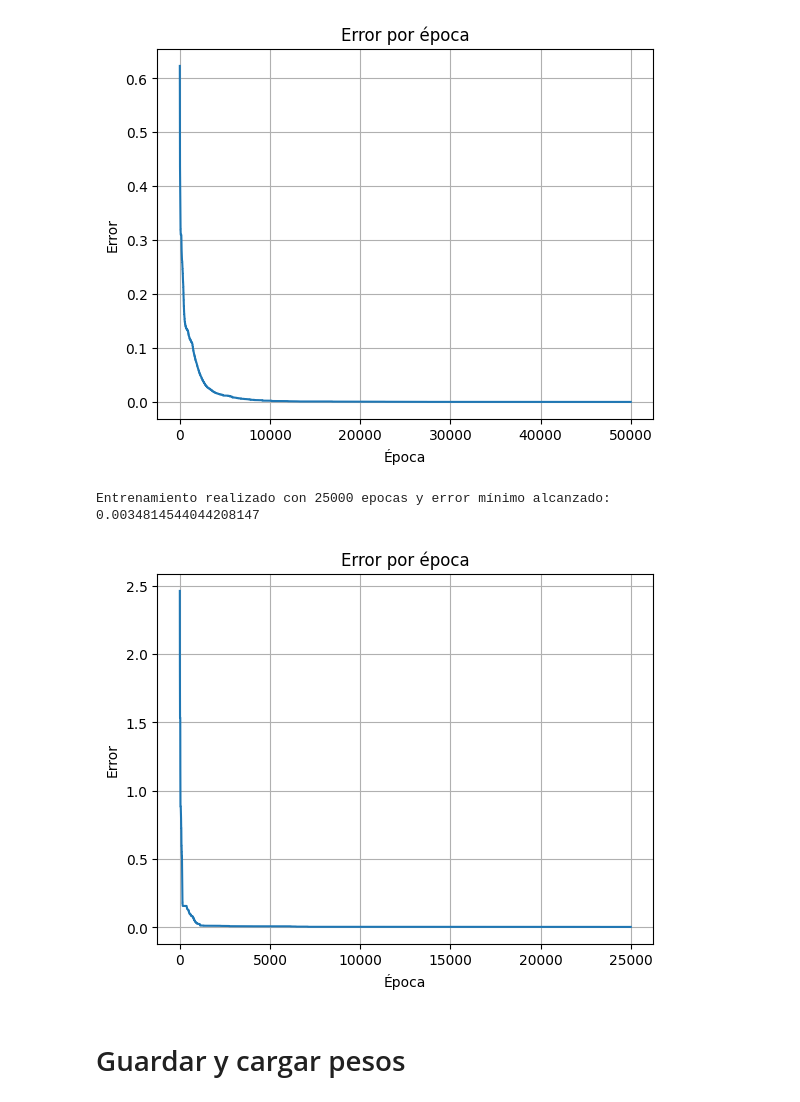
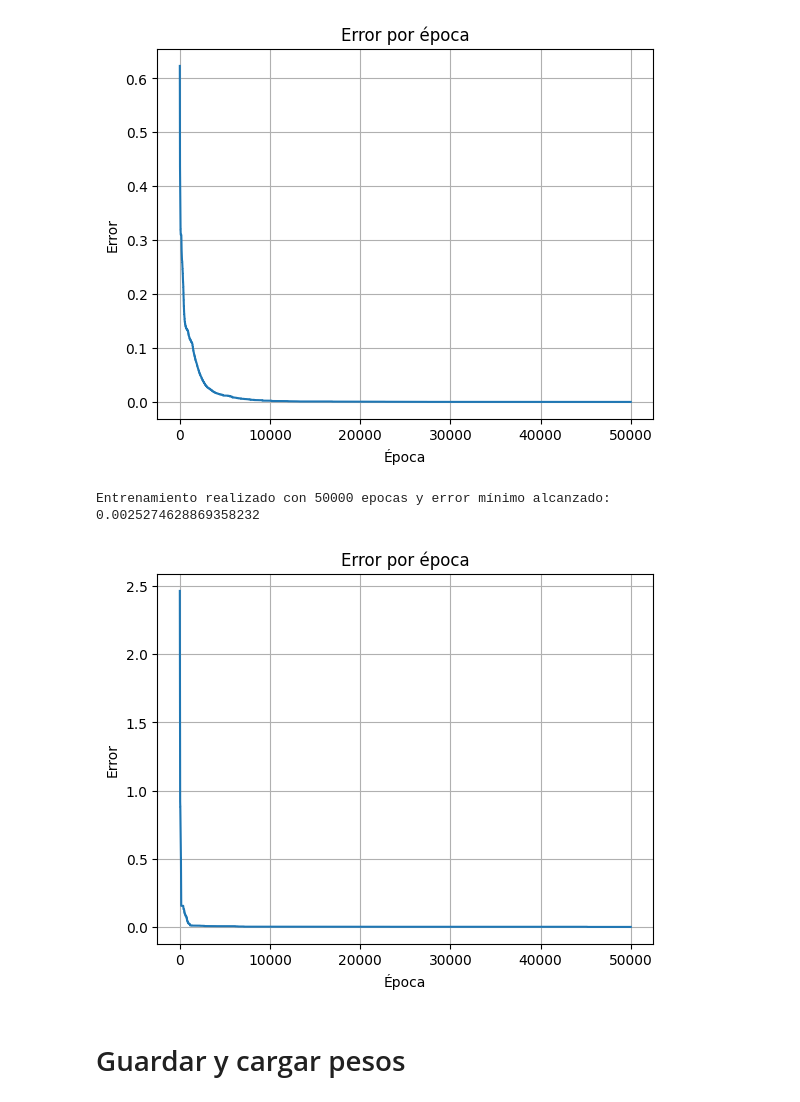
Before and after one commit to matias-cisnero/autoencoder-intro-ia, a Jupyter notebook: autoencoder-numpy.ipynb, the cells around one changed output. Cells and saved outputs as stored; diff of their text form; code cells hidden in the pictures.

```diff
--- a/autoencoder-numpy.ipynb
+++ b/autoencoder-numpy.ipynb
@@ -478,10 +478,11 @@ w1, w2, w3, w4, b1, b2, b3, b4 = autoencoder2(x, x, 0.001, 50000)
 Entrenamiento realizado con 50000 epocas y error mínimo alcanzado: 7.295279668433591e-05
 [figure]
 # %%
-w1, w2, w3, w4, b1, b2, b3, b4 = autoencoder3(x, x, 0.001, 25000, 132) #94
+w1, w2, w3, w4, b1, b2, b3, b4 = autoencoder3(x, x, 0.001, 50000, 132) #94
+# Entrenamiento realizado con 30000 epocas, seed 132, ln=0.001 y error mínimo alcanzado: 0.0034814544044208147
 # %% [output]
-Entrenamiento realizado con 25000 epocas y error mínimo alcanzado: 0.0034814544044208147
+Entrenamiento realizado con 50000 epocas y error mínimo alcanzado: 0.0025274628869358232
-[figure, old version]
+[figure, new version]
 # %% [markdown]
 # Guardar y cargar pesos
 # %% [markdown]
```
Also changed, not shown: parts of 3 cells of this notebook, 3 other files.
